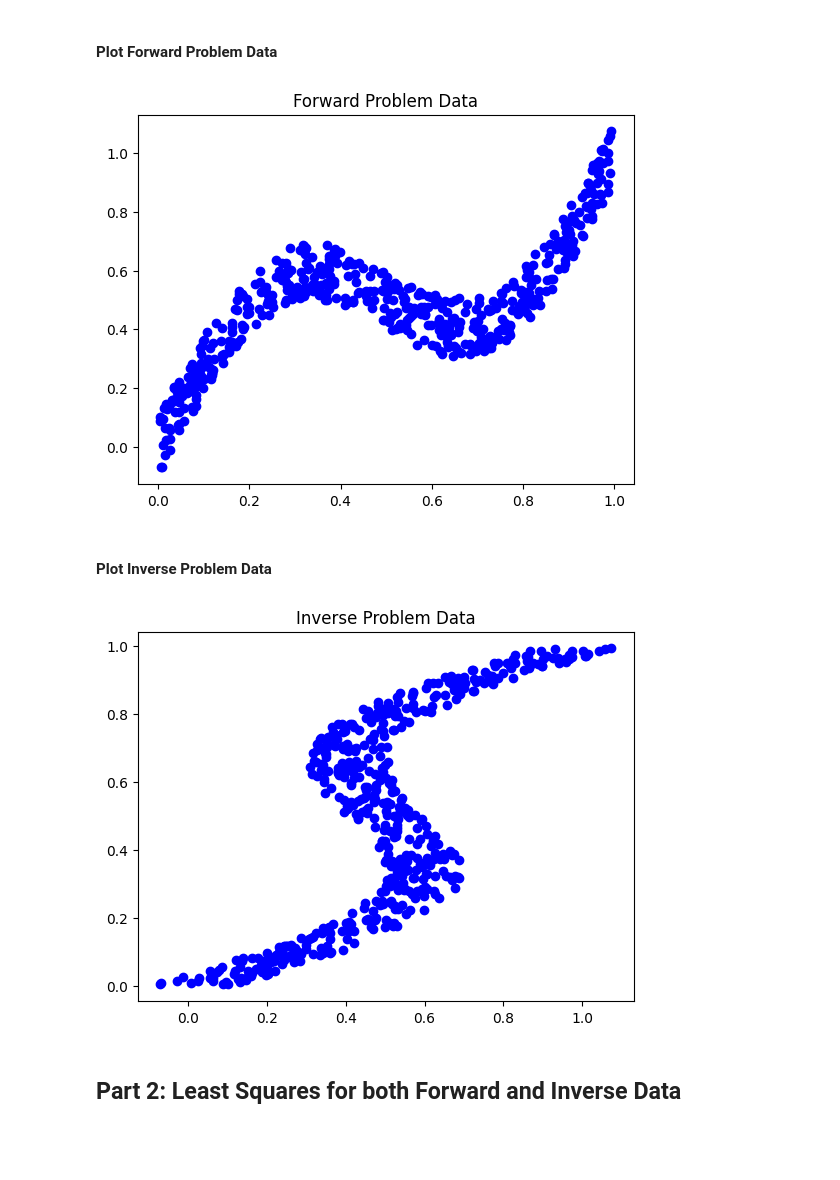
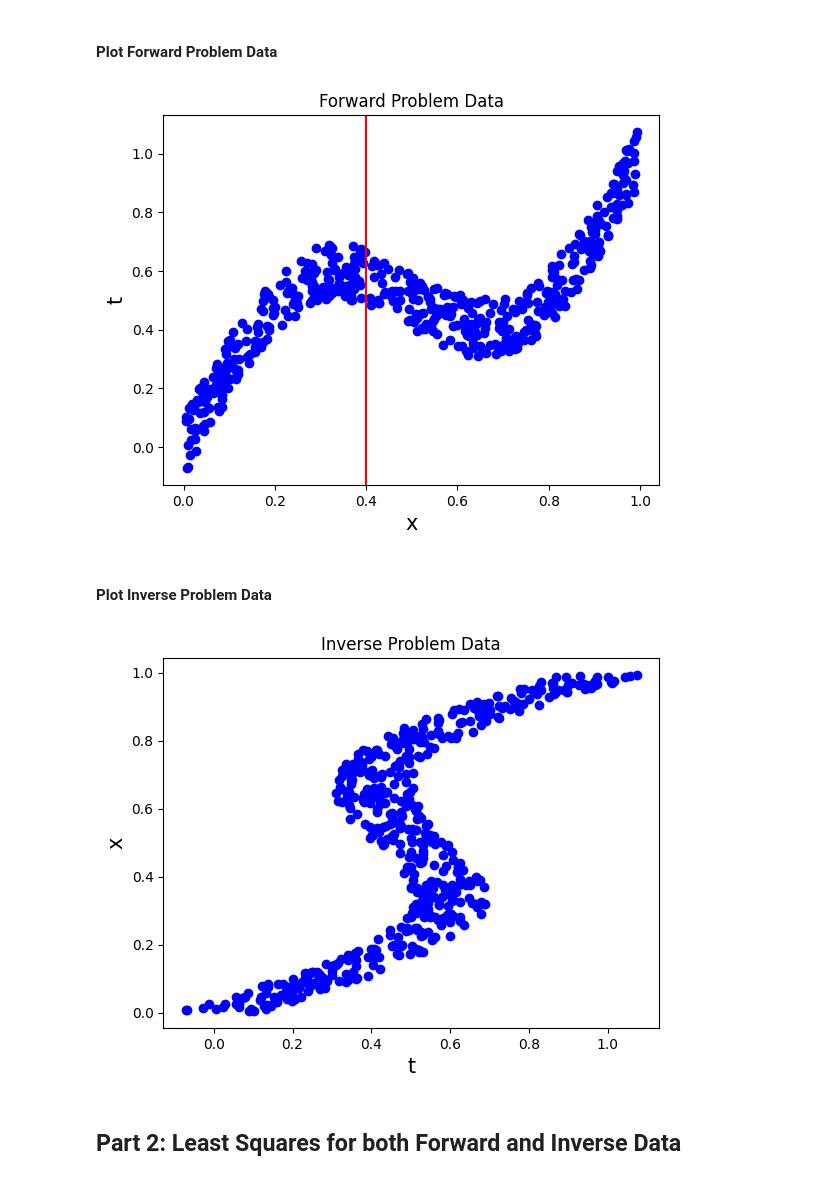
Before and after one commit to shenoynikhil/mixture-density-networks, a Jupyter notebook: tutorial.ipynb, the cells around one changed output. Saved outputs shown, nothing was run; the diff lists cells and outputs as text; code cells hidden in the pictures; blank space fills up the shorter version.

```diff
--- a/tutorial.ipynb
+++ b/tutorial.ipynb
@@ -26,19 +26,25 @@ t = x + 0.3 * np.sin(2 * np.pi * x) + np.random.uniform(-0.1, 0.1, size=(n,))
 #### Plot Forward Problem Data
 # %%
 plt.plot(x, t, 'bo')
+plt.axvline(x=0.4, color='r')
 plt.title('Forward Problem Data')
+plt.xlabel('x', fontsize=15)
+plt.ylabel('t', fontsize=15)
 plt.show()
 # %% [output]
-[figure, old version]
+[figure, new version]
 # %% [markdown]
 #### Plot Inverse Problem Data
 # %%
 # on swapping t and x
 plt.plot(t, x, 'bo')
+# plt.axvline(x=0.4, color='r')
 plt.title('Inverse Problem Data')
+plt.xlabel('t', fontsize=15)
+plt.ylabel('x', fontsize=15)
 plt.show()
 # %% [output]
-[figure, old version]
+[figure, new version]
 # %% [markdown]
 ## Part 2: Least Squares for both Forward and Inverse Data
 # %% [markdown]
```
Also changed, not shown: parts of 18 cells of this notebook.
